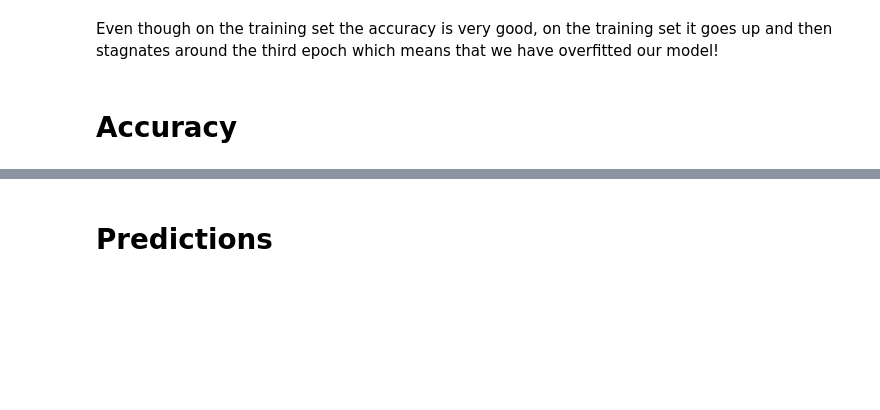
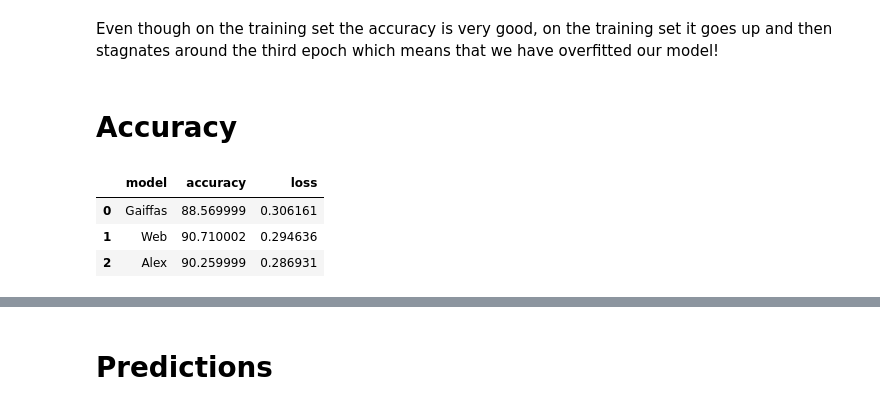
Before and after one commit to JLechuga94/Machine-Learning, a Jupyter notebook: notebook12_dm_fashion_mnist.ipynb, the cells around one changed output, grey strips where cells are left out. Saved outputs shown, nothing was run; the diff lists cells and outputs as text; code cells hidden in the pictures; blank space fills up the shorter version.

```diff
--- a/notebook12_dm_fashion_mnist.ipynb
+++ b/notebook12_dm_fashion_mnist.ipynb
@@ -391,6 +529,18 @@ plt.show()
 Even though on the training set the accuracy is very good, on the training set it goes up and then stagnates around the third epoch which means that we have overfitted our model!
 # %% [markdown]
 # Accuracy
+# %%
+epoch = list(range(10))
+
+d = {'model': ["Gaiffas", "Web", "Alex"],'accuracy': [test_acc2*100,test_acc3*100,test_acc1*100], "loss":[test_loss2, test_loss3, test_loss1] }
+accuracy_df = pd.DataFrame(data=d)
+# %%
+accuracy_df
+# %% [output]
+|  | model | accuracy | loss |
+| 0 | Gaiffas | 88.569999 | 0.306161 |
+| 1 | Web | 90.710002 | 0.294636 |
+| 2 | Alex | 90.259999 | 0.286931 |
 # %%
 #Looking at accuracy on the test dataset
 
```
Also changed, not shown: parts of 27 cells of this notebook, 2 other files.
